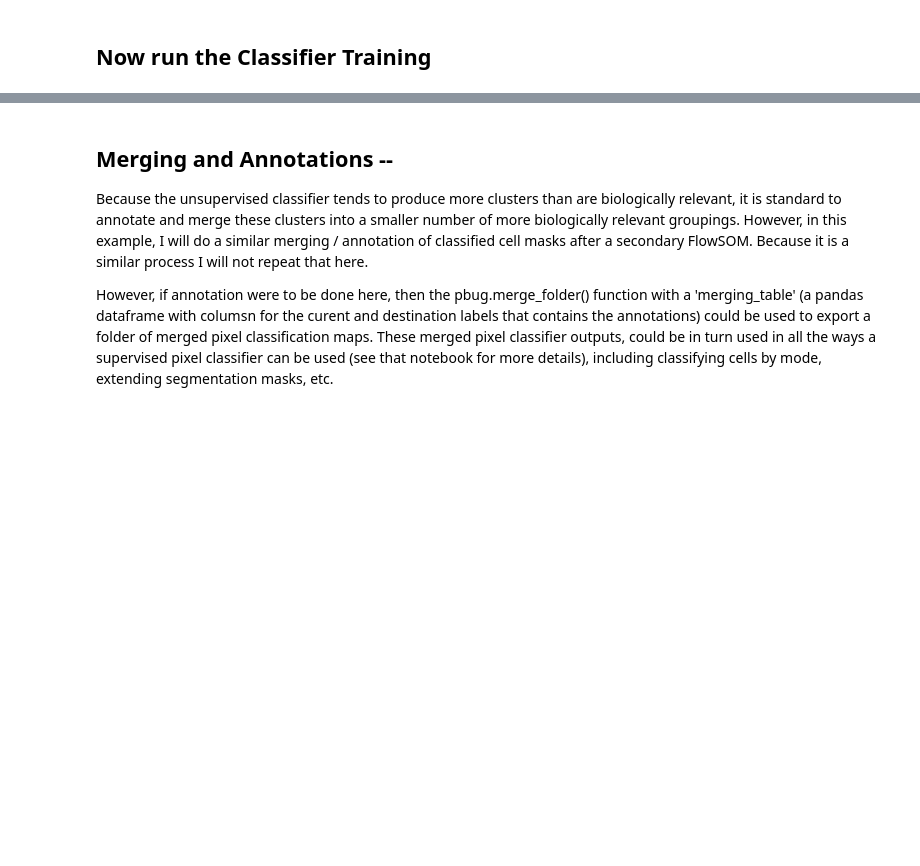
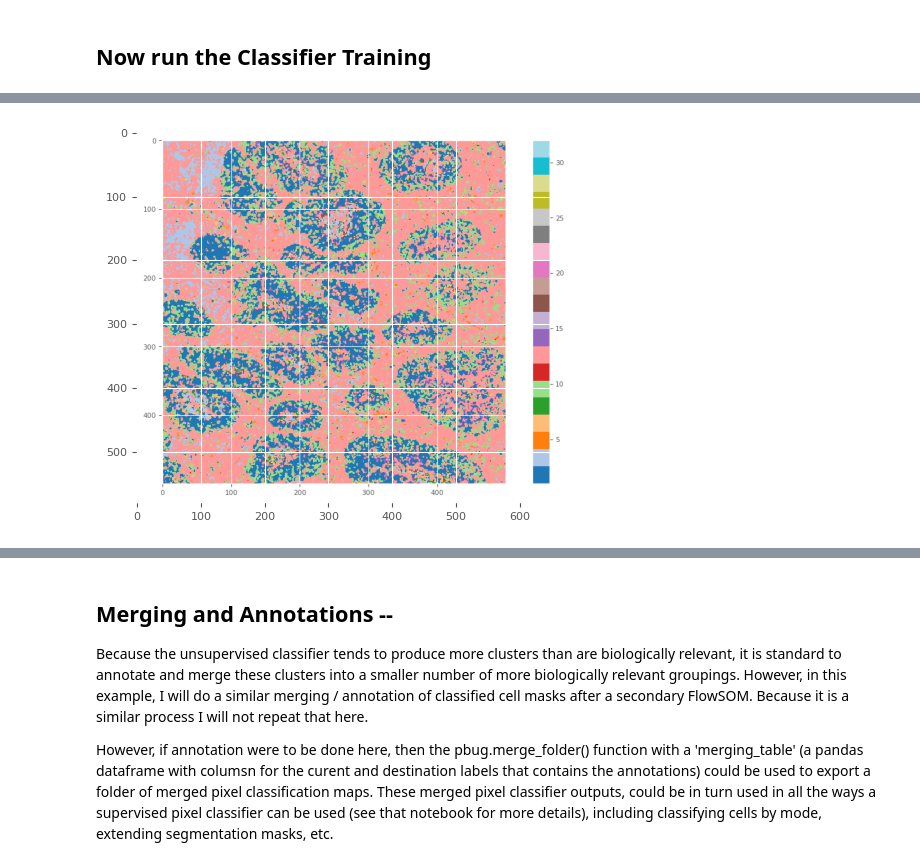
Before and after one commit to BenCaiello/PalmettoBUG, a Jupyter notebook: docs/source/notebooks/PixelClassifiers/UnsupervisedClassifier.ipynb, the cells around one changed output, grey strips where cells are left out. Saved outputs shown, nothing was run; the diff lists cells and outputs as text; code cells hidden in the pictures; blank space fills up the shorter version.

Commit message:
update to notebooks: SCanalysis and unsup classifier

```diff
--- a/docs/source/notebooks/PixelClassifiers/UnsupervisedClassifier.ipynb
+++ b/docs/source/notebooks/PixelClassifiers/UnsupervisedClassifier.ipynb
@@ -122,5 +123,14 @@ clustergrid.figure
 # %%
 unsup.predict_folder(img_directory = img_directory, flowsom_dictionary = flowsom_dictionary)
+# %%
+output_dir = project_directory+ "/PNG_unsup_classes"
+
+pbug.plot_classes(unsup.output_dir, output_dir, cmap = 'tab20')
+array = plt.imread(f"{output_dir}/{os.listdir(output_dir)[0]}")
+plt.imshow(array)
+plt.show()
+# %% [output]
+[figure, added]
 # %%
 ''' This function plots scaled expression medians of each marker in each pixel class, using the predicted pixel classes.
 It also can be used to look at the expression of antigen's that were not in pixel classifier's training features
```
Also changed, not shown: parts of 7 cells of this notebook, 1 other file.
